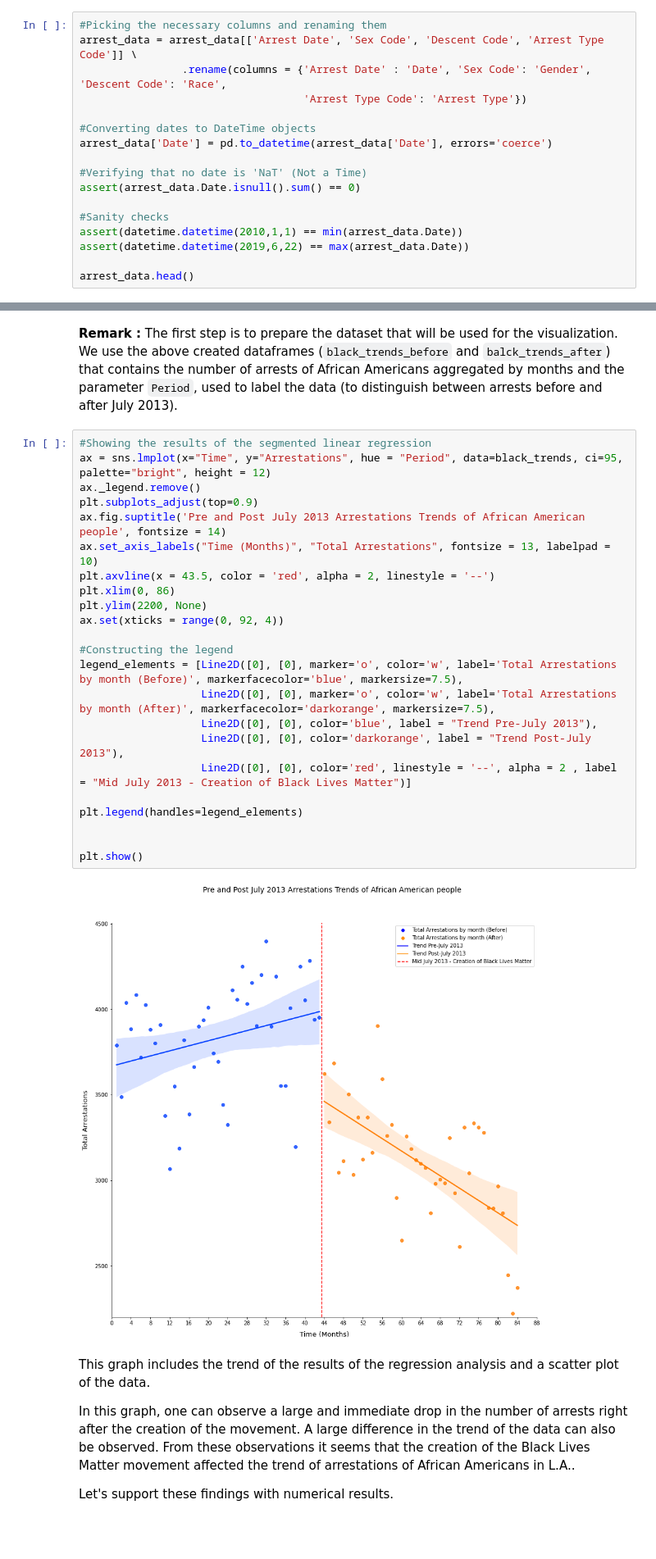
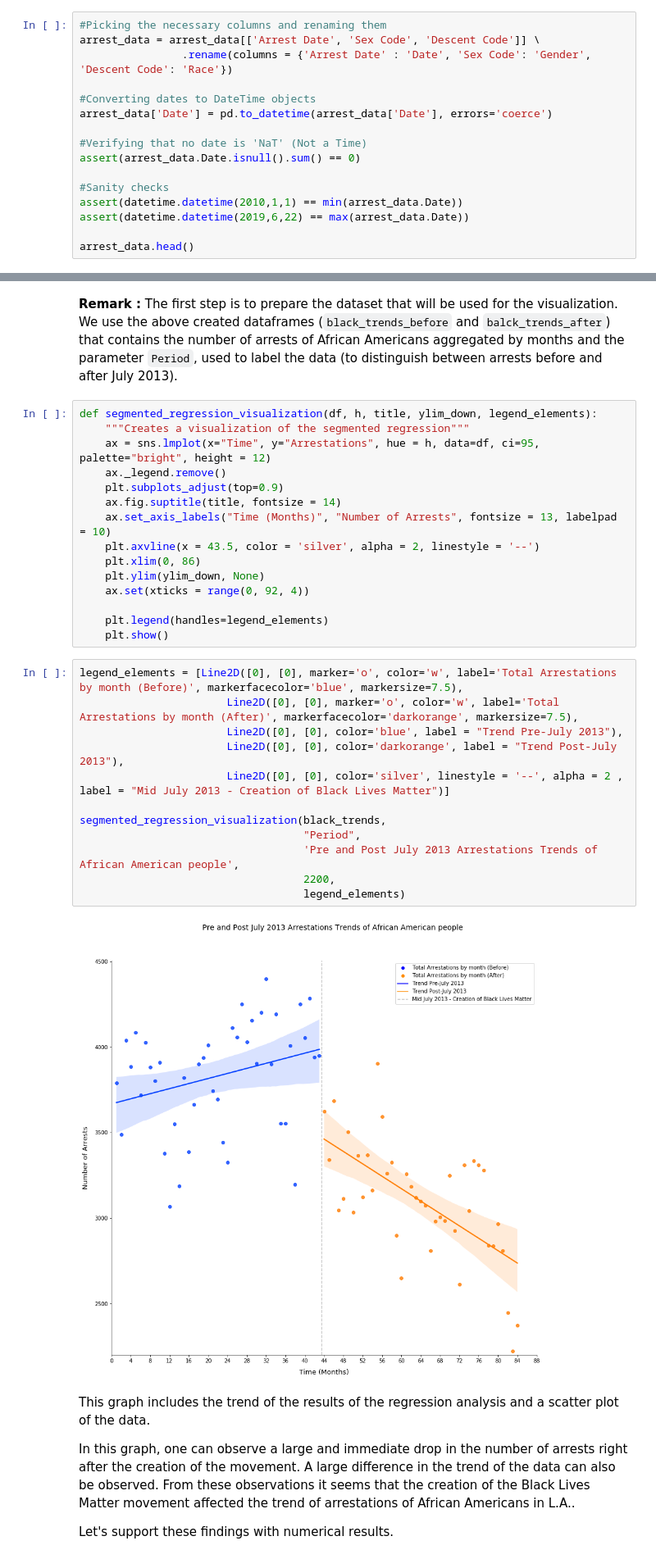
Before and after one commit to SkyRiS3s/ada-2020-project-milestone-p3-p3_msf, a Jupyter notebook: P4_msf.ipynb, the cells around one changed output, grey strips where cells are left out. Shown at 82% size. Saved outputs shown, nothing was run; the diff lists cells and outputs as text; blank space fills up the shorter version.

```diff
--- a/P4_msf.ipynb
+++ b/P4_msf.ipynb
@@ -77,8 +75,7 @@ For our analysis, it is not important to keep all columns. Only the ones regardi
 # %%
 #Picking the necessary columns and renaming them
-arrest_data = arrest_data[['Arrest Date', 'Sex Code', 'Descent Code', 'Arrest Type Code']] \
-                .rename(columns = {'Arrest Date' : 'Date', 'Sex Code': 'Gender', 'Descent Code': 'Race',
-                                   'Arrest Type Code': 'Arrest Type'})
+arrest_data = arrest_data[['Arrest Date', 'Sex Code', 'Descent Code']] \
+                .rename(columns = {'Arrest Date' : 'Date', 'Sex Code': 'Gender', 'Descent Code': 'Race'})
 
 #Converting dates to DateTime objects
 arrest_data['Date'] = pd.to_datetime(arrest_data['Date'], errors='coerce')
@@ -291,31 +304,35 @@ black_trends = pd.concat([black_trends_before, black_trends_after]).reset_index(
 black_trends['Time'] = black_trends.index + 1
 # %% [markdown]
 **Remark :** The first step is to prepare the dataset that will be used for the visualization. We use the above created dataframes (`black_trends_before` and `balck_trends_after`) that contains the number of arrests of African Americans aggregated by months and the parameter `Period`, used to label the data (to distinguish between arrests before and after July 2013).
+# %%
+def segmented_regression_visualization(df, h, title, ylim_down, legend_elements):
+    """Creates a visualization of the segmented regression"""
+    ax = sns.lmplot(x="Time", y="Arrestations", hue = h, data=df, ci=95, palette="bright", height = 12)
+    ax._legend.remove()
+    plt.subplots_adjust(top=0.9)
+    ax.fig.suptitle(title, fontsize = 14)
+    ax.set_axis_labels("Time (Months)", "Number of Arrests", fontsize = 13, labelpad = 10)
+    plt.axvline(x = 43.5, color = 'silver', alpha = 2, linestyle = '--')
+    plt.xlim(0, 86)
+    plt.ylim(ylim_down, None)
+    ax.set(xticks = range(0, 92, 4))
+
+    plt.legend(handles=legend_elements)
+    plt.show()
 # %%
-#Showing the results of the segmented linear regression
-ax = sns.lmplot(x="Time", y="Arrestations", hue = "Period", data=black_trends, ci=95, palette="bright", height = 12)
-ax._legend.remove()
-plt.subplots_adjust(top=0.9)
-ax.fig.suptitle('Pre and Post July 2013 Arrestations Trends of African American people', fontsize = 14)
-ax.set_axis_labels("Time (Months)", "Total Arrestations", fontsize = 13, labelpad = 10)
-plt.axvline(x = 43.5, color = 'red', alpha = 2, linestyle = '--')
-plt.xlim(0, 86)
-plt.ylim(2200, None)
-ax.set(xticks = range(0, 92, 4))
+legend_elements = [Line2D([0], [0], marker='o', color='w', label='Total Arrestations by month (Before)', markerfacecolor='blue', markersize=7.5),
+                       Line2D([0], [0], marker='o', color='w', label='Total Arrestations by month (After)', markerfacecolor='darkorange', markersize=7.5),
+                       Line2D([0], [0], color='blue', label = "Trend Pre-July 2013"),
+                       Line2D([0], [0], color='darkorange', label = "Trend Post-July 2013"),
+                       Line2D([0], [0], color='silver', linestyle = '--', alpha = 2 , label = "Mid July 2013 - Creation of Black Lives Matter")]
 
-#Constructing the legend
-legend_elements = [Line2D([0], [0], marker='o', color='w', label='Total Arrestations by month (Before)', markerfacecolor='blue', markersize=7.5),
-                   Line2D([0], [0], marker='o', color='w', label='Total Arrestations by month (After)', markerfacecolor='darkorange', markersize=7.5),
-                   Line2D([0], [0], color='blue', label = "Trend Pre-July 2013"),
-                   Line2D([0], [0], color='darkorange', label = "Trend Post-July 2013"),
-                   Line2D([0], [0], color='red', linestyle = '--', alpha = 2 , label = "Mid July 2013 - Creation of Black Lives Matter")]
-
-plt.legend(handles=legend_elements)
-
-
-plt.show()
+segmented_regression_visualization(black_trends,
+                                   "Period",
+                                   'Pre and Post July 2013 Arrestations Trends of African American people',
+                                   2200,
+                                   legend_elements)
 # %% [output]
-[figure, old version]
+[figure, new version]
 # %% [markdown]
 This graph includes the trend of the results of the regression analysis and a scatter plot of the data.
 
```
Also changed, not shown: parts of 69 cells of this notebook.
